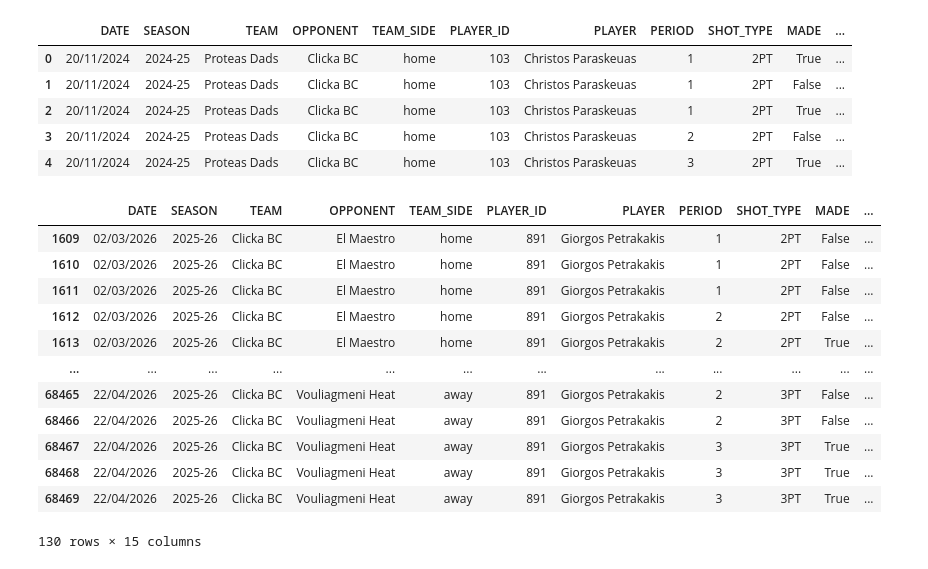
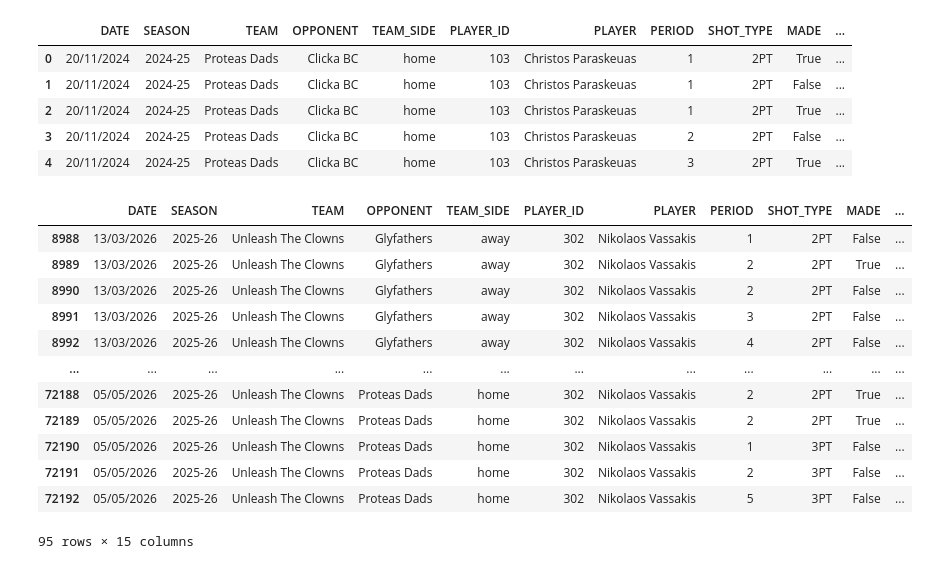
Before and after one commit to nVassakis/basketmaniacs_score_predictor, a Jupyter notebook: notebooks/05_shot_chart.ipynb, the cells around one changed output. Drawn from its saved outputs; the diff is of its cells as text; code cells hidden in the pictures.

```diff
--- a/notebooks/05_shot_chart.ipynb
+++ b/notebooks/05_shot_chart.ipynb
@@ -342,22 +342,22 @@ shots_df.head()
 | 4 | 20/11/2024 | 2024-25 | Proteas Dads | Clicka BC | home | 103 | Christos Paraskeuas | 3 | 2PT | True | ... |
 # %%
 SEASON = "2025-26"
-PLAYER_NAME = "Christos Michalis"
+PLAYER_NAME = "Nikolaos Vassakis"
 
 player_df = shots_df[(shots_df["SEASON"] == SEASON) & (shots_df["PLAYER"] == PLAYER_NAME)]
 player_df
 # %% [output]
 |  | DATE | SEASON | TEAM | OPPONENT | TEAM_SIDE | PLAYER_ID | PLAYER | PERIOD | SHOT_TYPE | MADE | ... |
-| 1609 | 02/03/2026 | 2025-26 | Clicka BC | El Maestro | home | 891 | Giorgos Petrakakis | 1 | 2PT | False | ... |
-| 1610 | 02/03/2026 | 2025-26 | Clicka BC | El Maestro | home | 891 | Giorgos Petrakakis | 1 | 2PT | False | ... |
-| 1611 | 02/03/2026 | 2025-26 | Clicka BC | El Maestro | home | 891 | Giorgos Petrakakis | 1 | 2PT | False | ... |
-| 1612 | 02/03/2026 | 2025-26 | Clicka BC | El Maestro | home | 891 | Giorgos Petrakakis | 2 | 2PT | False | ... |
-| 1613 | 02/03/2026 | 2025-26 | Clicka BC | El Maestro | home | 891 | Giorgos Petrakakis | 2 | 2PT | True | ... |
+| 8988 | 13/03/2026 | 2025-26 | Unleash The Clowns | Glyfathers | away | 302 | Nikolaos Vassakis | 1 | 2PT | False | ... |
+| 8989 | 13/03/2026 | 2025-26 | Unleash The Clowns | Glyfathers | away | 302 | Nikolaos Vassakis | 2 | 2PT | True | ... |
+| 8990 | 13/03/2026 | 2025-26 | Unleash The Clowns | Glyfathers | away | 302 | Nikolaos Vassakis | 2 | 2PT | False | ... |
+| 8991 | 13/03/2026 | 2025-26 | Unleash The Clowns | Glyfathers | away | 302 | Nikolaos Vassakis | 3 | 2PT | False | ... |
+| 8992 | 13/03/2026 | 2025-26 | Unleash The Clowns | Glyfathers | away | 302 | Nikolaos Vassakis | 4 | 2PT | False | ... |
 | ... | ... | ... | ... | ... | ... | ... | ... | ... | ... | ... | ... |
-| 68465 | 22/04/2026 | 2025-26 | Clicka BC | Vouliagmeni Heat | away | 891 | Giorgos Petrakakis | 2 | 3PT | False | ... |
-| 68466 | 22/04/2026 | 2025-26 | Clicka BC | Vouliagmeni Heat | away | 891 | Giorgos Petrakakis | 2 | 3PT | False | ... |
-| 68467 | 22/04/2026 | 2025-26 | Clicka BC | Vouliagmeni Heat | away | 891 | Giorgos Petrakakis | 3 | 3PT | True | ... |
-| 68468 | 22/04/2026 | 2025-26 | Clicka BC | Vouliagmeni Heat | away | 891 | Giorgos Petrakakis | 3 | 3PT | True | ... |
-| 68469 | 22/04/2026 | 2025-26 | Clicka BC | Vouliagmeni Heat | away | 891 | Giorgos Petrakakis | 3 | 3PT | True | ... |
+| 72188 | 05/05/2026 | 2025-26 | Unleash The Clowns | Proteas Dads | home | 302 | Nikolaos Vassakis | 2 | 2PT | True | ... |
+| 72189 | 05/05/2026 | 2025-26 | Unleash The Clowns | Proteas Dads | home | 302 | Nikolaos Vassakis | 2 | 2PT | True | ... |
+| 72190 | 05/05/2026 | 2025-26 | Unleash The Clowns | Proteas Dads | home | 302 | Nikolaos Vassakis | 1 | 3PT | False | ... |
+| 72191 | 05/05/2026 | 2025-26 | Unleash The Clowns | Proteas Dads | home | 302 | Nikolaos Vassakis | 2 | 3PT | False | ... |
+| 72192 | 05/05/2026 | 2025-26 | Unleash The Clowns | Proteas Dads | home | 302 | Nikolaos Vassakis | 5 | 3PT | False | ... |
-130 rows × 15 columns
+95 rows × 15 columns
 # %%
```
Also changed, not shown: parts of 20 cells of this notebook.
